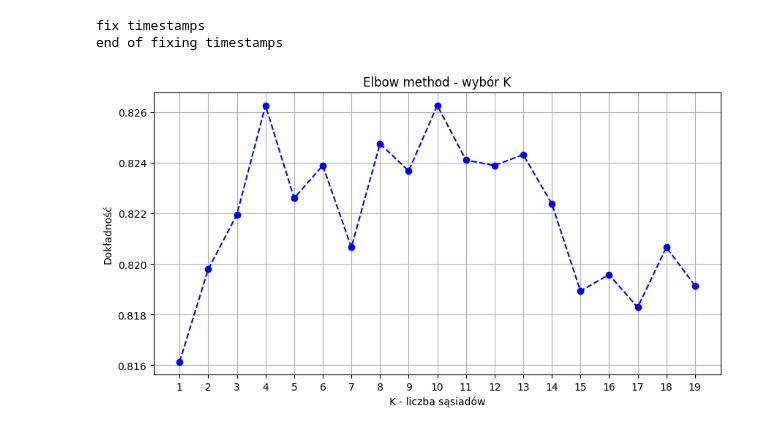
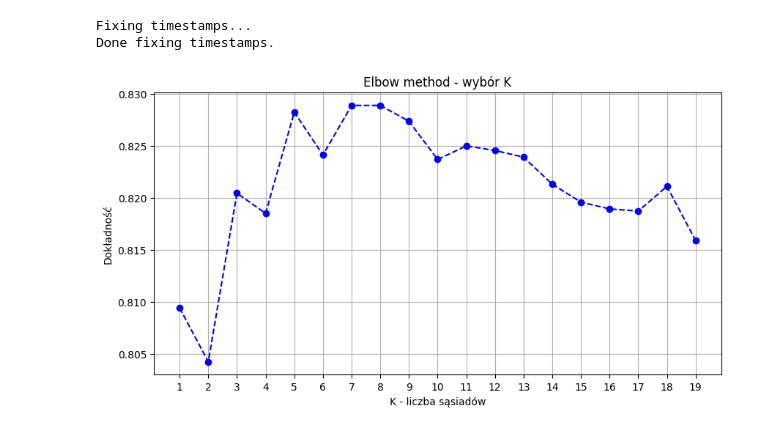
Before and after one commit to MetaMotionPPWID/metamotion-ml, a Jupyter notebook: KNN/knn_data_training.ipynb, the cells around one changed output. Drawn from its saved outputs; the diff is of its cells as text; code cells hidden in the pictures.

Commit message:
peak features module implementation

```diff
--- a/KNN/knn_data_training.ipynb
+++ b/KNN/knn_data_training.ipynb
@@ -12,13 +12,29 @@ from sklearn.model_selection import cross_val_score
 from sklearn.preprocessing import StandardScaler
 from sklearn.neighbors import KNeighborsClassifier
 import matplotlib.pyplot as plt
+from scipy.signal import find_peaks
 
-# inicjalizacja procesora danych
-data_processor = TimeWindowSegmenter(
-  df_path="wsidm.parquet",
-  window_size=10,   # 10 sekund
-  step_size=10,     # 10 sekund - ramki się nie pokrywają w danych
-)
+
+# ekstraktor peak features
+def extract_peak_features(window_df, sampling_rate=20):
+    features = []
+    for col in ['g_x', 'g_y', 'g_z', 'ac_x', 'ac_y', 'ac_z']:
+        signal = window_df[col].values
+        peaks, _ = find_peaks(signal)
+
+        if len(peaks) > 1:
+            peak_times = peaks / sampling_rate
+            time_diff = np.diff(peak_times)
+            avg_time_between_peaks = np.mean(time_diff)
+            std_time_between_peaks = np.std(time_diff)
+            features.append(avg_time_between_peaks)
+            features.append(std_time_between_peaks)
+        else:
+            features.extend([0, 0])  # not enough peaks
+
+        features.append(len(peaks))  # count of peaks
+
+    return features
 
 # ekstrakcja cech
 def extract_features(window_df):
@@ -29,7 +45,17 @@ def extract_features(window_df):
         features.append(col_data.std())
         features.append(col_data.min())
         features.append(col_data.max())
-    return features
+
+    # dodawanie szczytów do cech
+    peak_feats = extract_peak_features(window_df)
+    return features + peak_feats
+
+# inicjalizacja procesora danych
+data_processor = TimeWindowSegmenter(
+  df_path="wsidm.parquet",
+  window_size=10,   # 10 sekund
+  step_size=10,     # 10 sekund - ramki się nie pokrywają w danych
+)
 
 # generowanie etykiet
 X = []
@@ -41,34 +67,34 @@ for window in data_processor.segment():
     X.append(feats)
     y.append(label)
 
 X = np.array(X)
 y = np.array(y)
 
 # normalizacja
 scaler = StandardScaler()
 X_scaled = scaler.fit_transform(X)
 
-# cross-validation dla stabilizacji wyników
+# cross walidacja dla stabilizacji wyników
 k_values = list(range(1, 20))
 accuracies = []
 
 for k in k_values:
     knn = KNeighborsClassifier(n_neighbors=k, metric='euclidean')
 
     cv_accuracies = cross_val_score(knn, X_scaled, y, cv=5, scoring='accuracy')
 
     accuracies.append(cv_accuracies.mean())
 
 # rysowanie wykresu
 plt.figure(figsize=(10, 5))
 plt.plot(k_values, accuracies, marker='o', linestyle='dashed', color='b')
 plt.xlabel("K - liczba sąsiadów")
 plt.ylabel("Dokładność")
 plt.title("Elbow method - wybór K")
 plt.xticks(k_values)
 plt.grid()
 plt.show()
 # %% [output]
-fix timestamps
-end of fixing timestamps
+Fixing timestamps...
+Done fixing timestamps.
-[figure, old version]
+[figure, new version]
```
Also changed, not shown: 1 other file.
